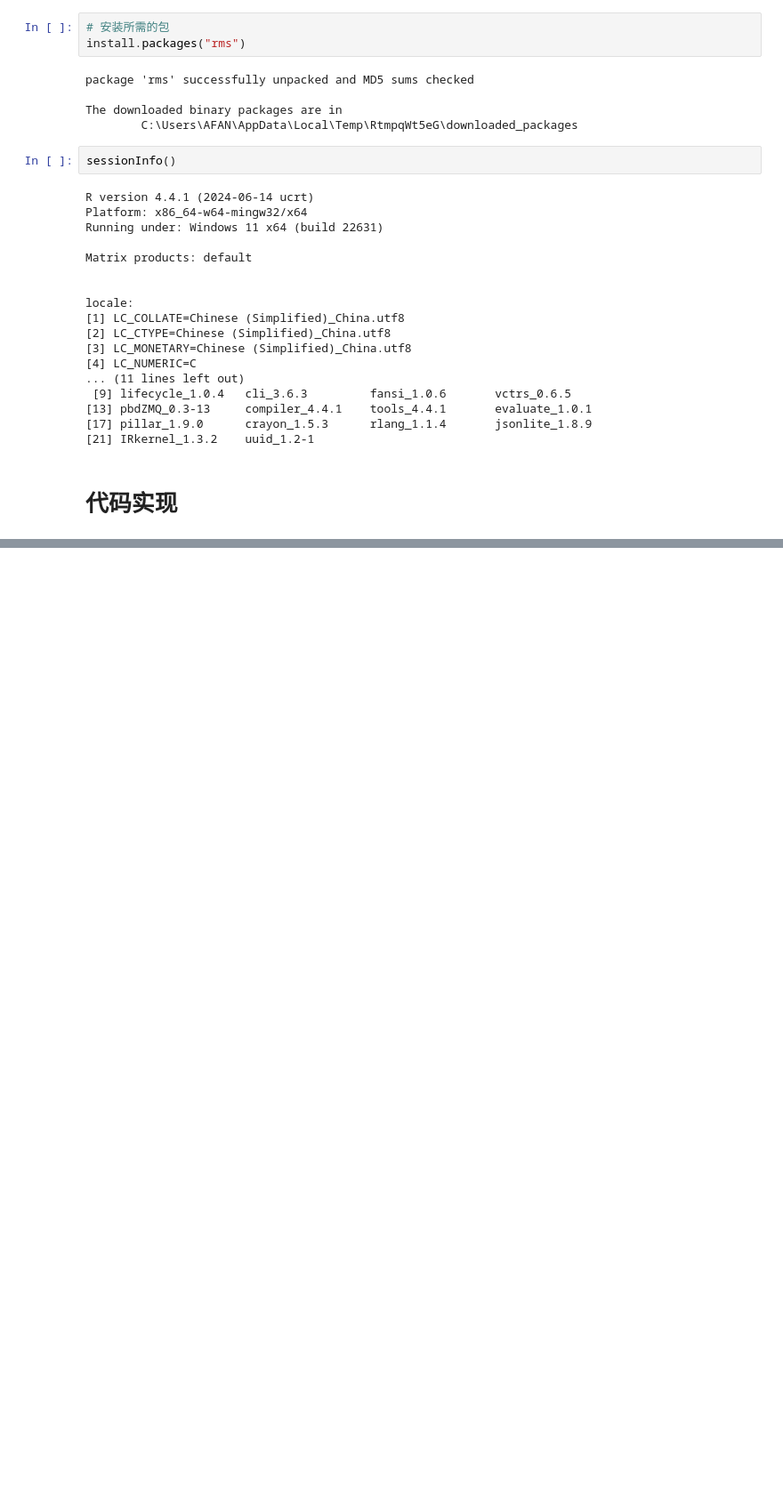
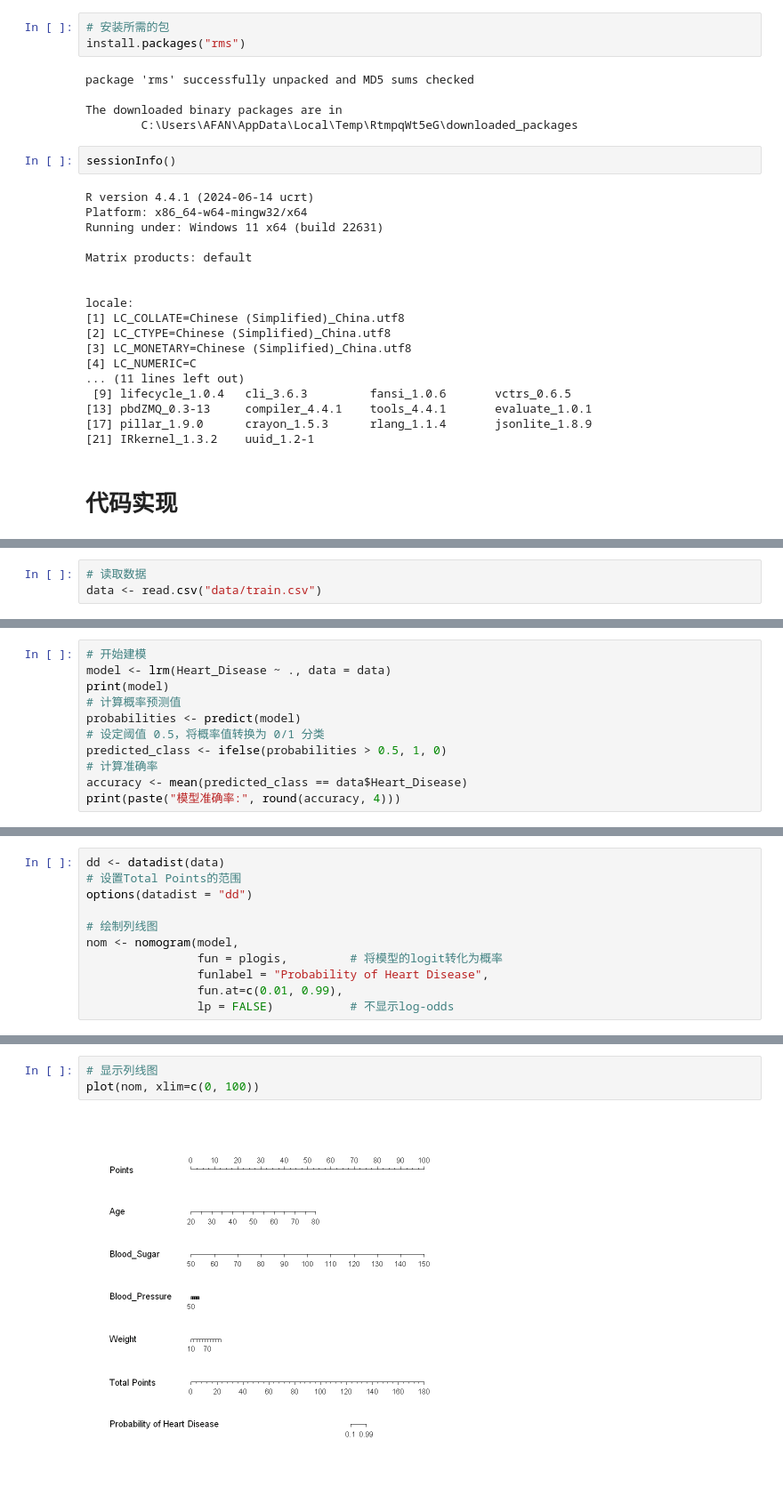
Before and after one commit to AFAN-LIFE/R-vs-Python-for-Medical, a Jupyter notebook: project-zh/逻辑回归-列线图/R.ipynb, the cells around one changed output, grey strips where cells are left out. Shown at 89% size. Saved outputs shown, nothing was run; the diff lists cells and outputs as text; blank space fills up the shorter version.

```diff
--- a/project-zh/逻辑回归-列线图/R.ipynb
+++ b/project-zh/逻辑回归-列线图/R.ipynb
@@ -81,0 +36,3 @@ plot(nom, xfrac = 0.5)  # xfrac 调整宽度
+# %%
+# 读取数据
+data <- read.csv("data/train.csv")
@@ -81,0 +53,11 @@ plot(nom, xfrac = 0.5)  # xfrac 调整宽度
+# %%
+# 开始建模
+model <- lrm(Heart_Disease ~ ., data = data)
+print(model)
+# 计算概率预测值
+probabilities <- predict(model)
+# 设定阈值 0.5，将概率值转换为 0/1 分类
+predicted_class <- ifelse(probabilities > 0.5, 1, 0)
+# 计算准确率
+accuracy <- mean(predicted_class == data$Heart_Disease)
+print(paste("模型准确率:", round(accuracy, 4)))
@@ -81,0 +86,11 @@ plot(nom, xfrac = 0.5)  # xfrac 调整宽度
+# %%
+dd <- datadist(data)
+# 设置Total Points的范围
+options(datadist = "dd")
+
+# 绘制列线图
+nom <- nomogram(model,
+                fun = plogis,         # 将模型的logit转化为概率
+                funlabel = "Probability of Heart Disease",
+                fun.at=c(0.01, 0.99),
+                lp = FALSE)           # 不显示log-odds
@@ -81,0 +125,5 @@ plot(nom, xfrac = 0.5)  # xfrac 调整宽度
+# %%
+# 显示列线图
+plot(nom, xlim=c(0, 100))
+# %% [output]
+[figure, added]
```
Also changed, not shown: parts of 8 cells of this notebook, 27 other files.
